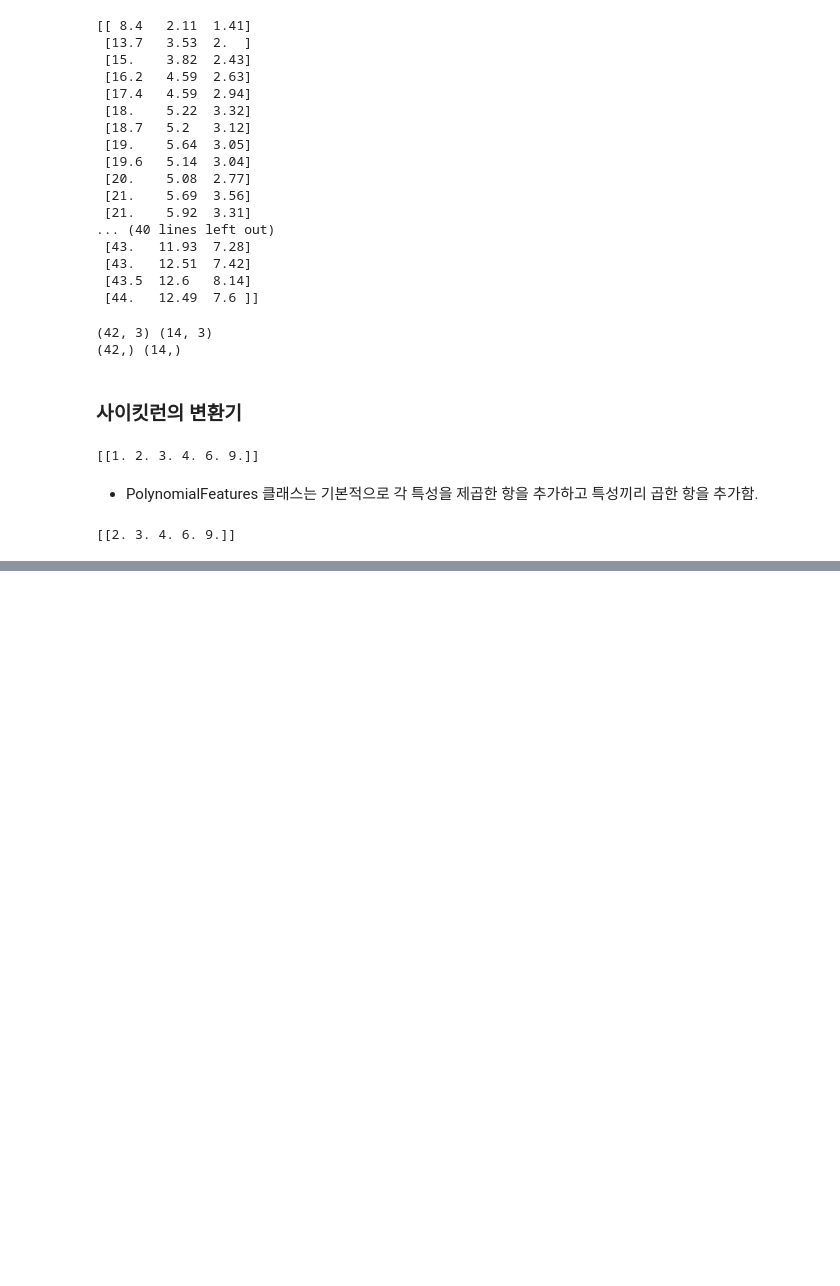
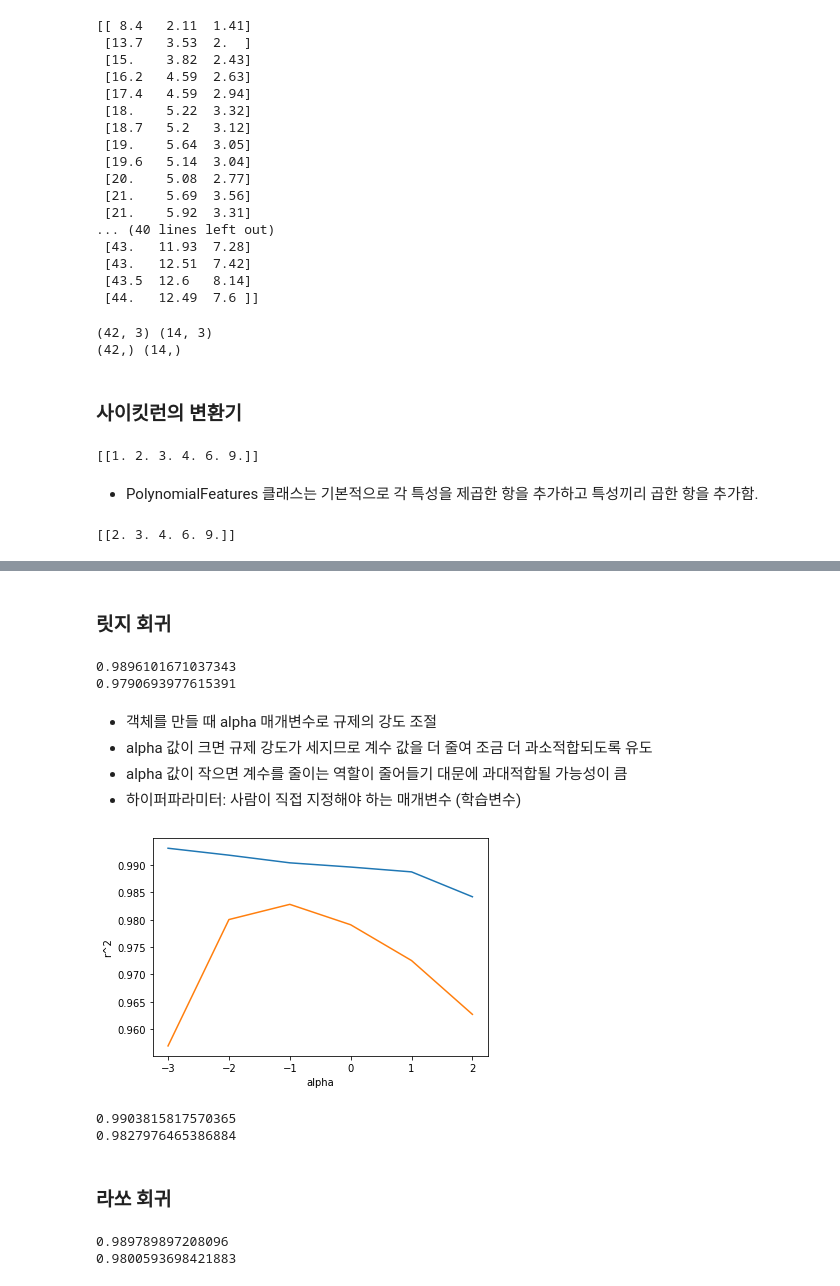
Before and after one commit to 4ix/ai_class_ml, a Jupyter notebook: 3_03_특성_공학과_규제_.ipynb, the cells around one changed output, grey strips where cells are left out. Drawn from its saved outputs; the diff is of its cells as text; code cells hidden in the pictures; blank space fills up the shorter version.

```diff
--- a/3_03_특성_공학과_규제_.ipynb
+++ b/3_03_특성_공학과_규제_.ipynb
@@ -63,0 +106,60 @@ print(poly.transform([[2,3]]))
+# %%
+from sklearn.preprocessing import StandardScaler
+ss = StandardScaler() # 객체 생성
+ss.fit(train_poly2) # 학습
+train_scaled = ss.transform(train_poly2) # 변형
+test_scaled = ss.transform(test_poly2) # 변형 (훈련 세트로 학습한 변환기를 사용해 테스트 세트까지 변환해야 함)
+# %% [markdown]
+### 릿지 회귀
+# %%
+from sklearn.linear_model import Ridge
+ridge = Ridge() # 객체생성
+ridge.fit(train_scaled, train_target) #학습
+print(ridge.score(train_scaled, train_target)) # 훈련 세트 평가
+print(ridge.score(test_scaled, test_target)) # 테스트 세트 평가
+# %% [output]
+0.9896101671037343
+0.9790693977615391
+# %% [markdown]
+- 객체를 만들 때 alpha 매개변수로 규제의 강도 조절
+- alpha 값이 크면 규제 강도가 세지므로 계수 값을 더 줄여 조금 더 과소적합되도록 유도
+- alpha 값이 작으면 계수를 줄이는 역할이 줄어들기 대문에 과대적합될 가능성이 큼
+- 하이퍼파라미터: 사람이 직접 지정해야 하는 매개변수 (학습변수)
+# %%
+import matplotlib.pyplot as plt
+train_score = []
+test_score = []
+# %%
+alpha_list = [0.001, 0.01, 0.1, 1, 10, 100]
+for alpha in alpha_list:
+  ridge = Ridge(alpha=alpha)
+  ridge.fit(train_scaled, train_target)
+  train_score.append(ridge.score(train_scaled, train_target))
+  test_score.append(ridge.score(test_scaled, test_target))
+# %%
+plt.plot(np.log10(alpha_list), train_score) # alpha_list에 있는 6개의 값을 동일한 간격으로 나타내기 위해 로그 함수로 바꾸어 지수로 표현
+plt.plot(np.log10(alpha_list), test_score)
+plt.xlabel('alpha')
+plt.ylabel('r^2')
+plt.show()
+# %% [output]
+[figure, added]
+# %%
+ridge = Ridge(alpha=0.1) # 최적의 알파값 선정 후 대입
+ridge.fit(train_scaled, train_target)
+print(ridge.score(train_scaled, train_target))
+print(ridge.score(test_scaled, test_target))
+# %% [output]
+0.9903815817570365
+0.9827976465386884
+# %% [markdown]
+### 라쏘 회귀
+# %%
+from sklearn.linear_model import Lasso
+lasso = Lasso()
+lasso.fit(train_scaled, train_target)
+print(lasso.score(train_scaled, train_target))
+print(lasso.score(test_scaled, test_target))
+# %% [output]
+0.989789897208096
+0.9800593698421883
```
Also changed, not shown: parts of 14 cells of this notebook, 1 other file.
